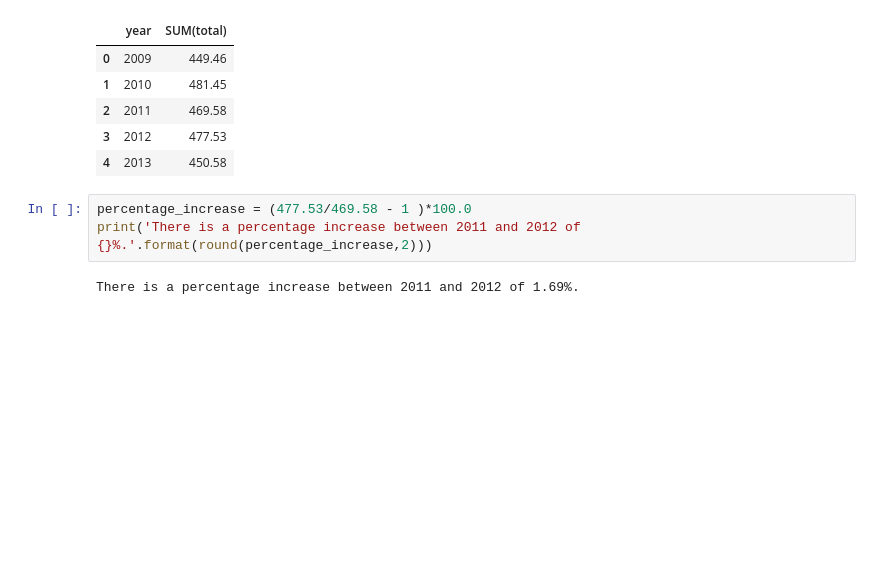
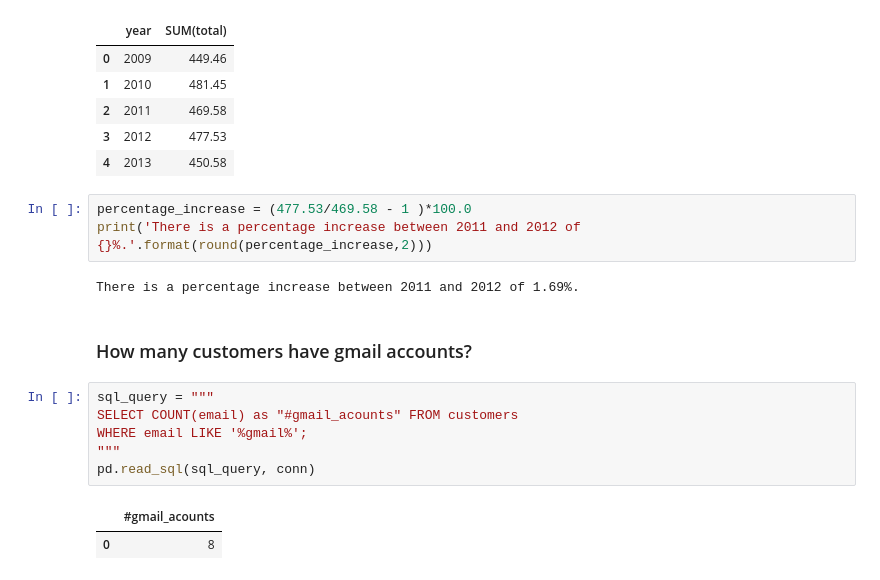
Before and after one commit to baldpanda/sql_practice, a Jupyter notebook: chinook_notebook.ipynb, the cells around one changed output. Saved outputs shown, nothing was run; the diff lists cells and outputs as text; blank space fills up the shorter version.

```diff
--- a/chinook_notebook.ipynb
+++ b/chinook_notebook.ipynb
@@ -279,3 +279,14 @@ percentage_increase = (477.53/469.58 - 1 )*100.0
 print('There is a percentage increase between 2011 and 2012 of {}%.'.format(round(percentage_increase,2)))
 # %% [output]
 There is a percentage increase between 2011 and 2012 of 1.69%.
+# %% [markdown]
+### How many customers have gmail accounts?
+# %%
+sql_query = """
+SELECT COUNT(email) as "#gmail_acounts" FROM customers
+WHERE email LIKE '%gmail%';
+"""
+pd.read_sql(sql_query, conn)
+# %% [output]
+|  | #gmail_acounts |
+| 0 | 8 |
```
Also changed, not shown: parts of 15 cells of this notebook.
